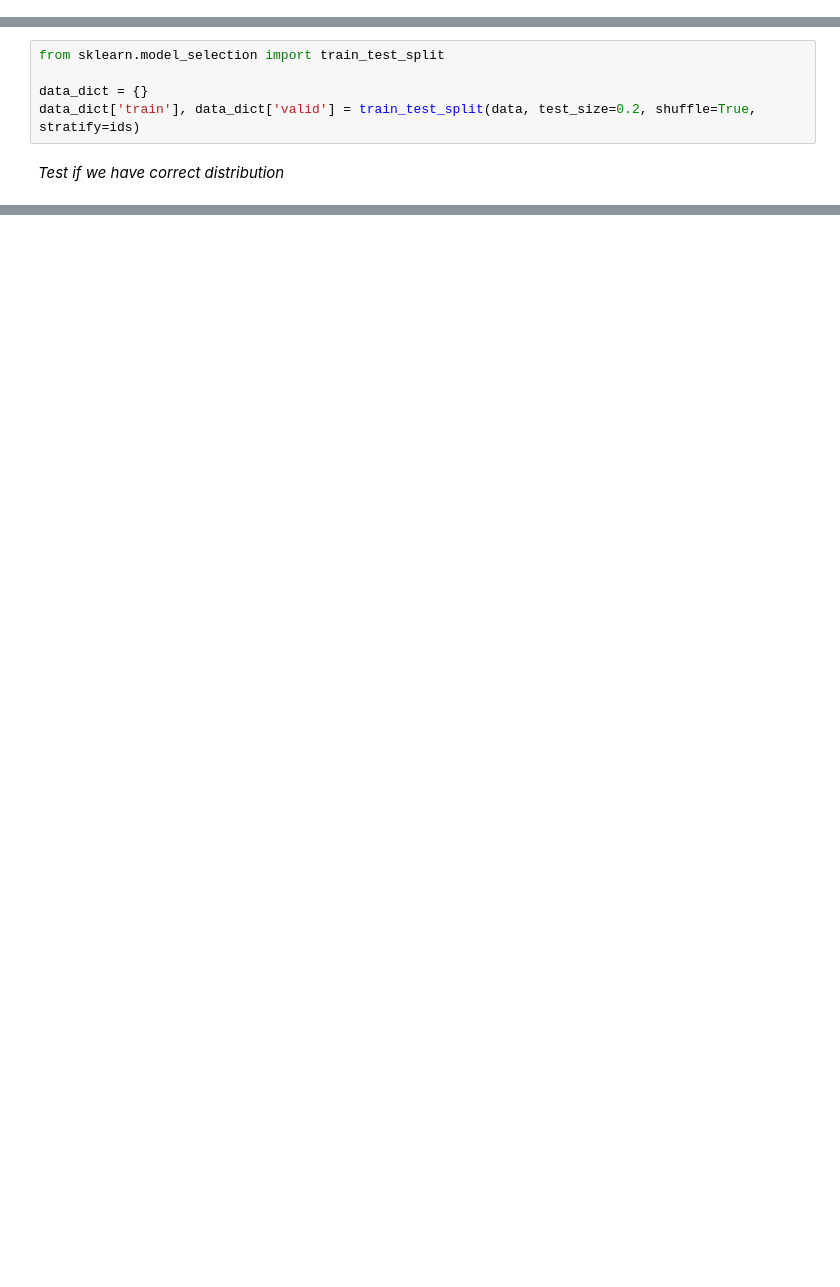
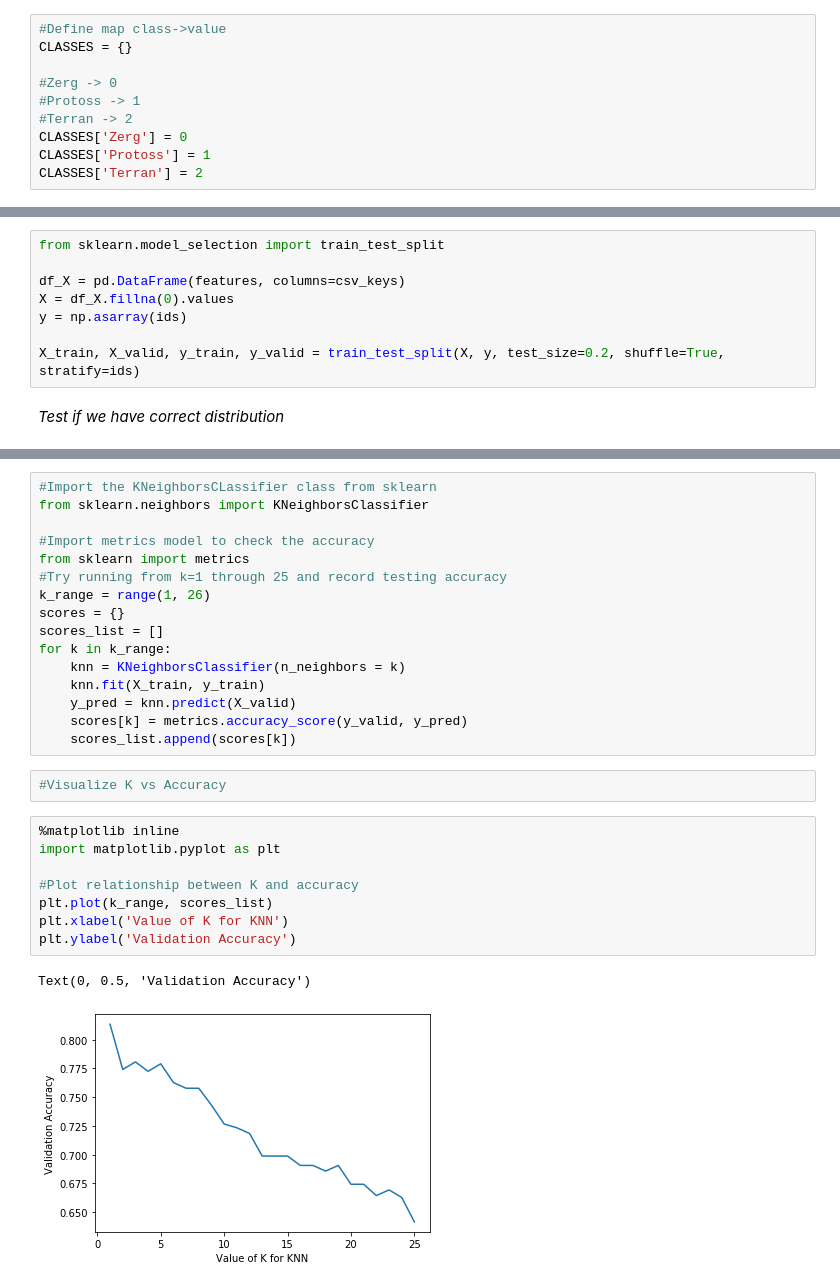
Before and after one commit to AguPereyra/StarcraftDataMiner, a Jupyter notebook: kernel/kernel2b1faccf2a.ipynb, the cells around one changed output, grey strips where cells are left out. Saved outputs shown, nothing was run; the diff lists cells and outputs as text; blank space fills up the shorter version.

```diff
--- a/kernel/kernel2b1faccf2a.ipynb
+++ b/kernel/kernel2b1faccf2a.ipynb
@@ -68,0 +80,10 @@ df.head().fillna(0)
+# %%
+#Define map class->value
+CLASSES = {}
+
+#Zerg -> 0
+#Protoss -> 1
+#Terran -> 2
+CLASSES['Zerg'] = 0
+CLASSES['Protoss'] = 1
+CLASSES['Terran'] = 2
@@ -69,7 +114,10 @@ df.head().fillna(0)
 # %%
 from sklearn.model_selection import train_test_split
 
-data_dict = {}
-data_dict['train'], data_dict['valid'] = train_test_split(data, test_size=0.2, shuffle=True, stratify=ids)
+df_X = pd.DataFrame(features, columns=csv_keys)
+X = df_X.fillna(0).values
+y = np.asarray(ids)
+
+X_train, X_valid, y_train, y_valid = train_test_split(X, y, test_size=0.2, shuffle=True, stratify=ids)
 # %% [markdown]
 *Test if we have correct distribution*
@@ -93,0 +138,29 @@ print(counter)
+# %%
+#Import the KNeighborsCLassifier class from sklearn
+from sklearn.neighbors import KNeighborsClassifier
+
+#Import metrics model to check the accuracy
+from sklearn import metrics
+#Try running from k=1 through 25 and record testing accuracy
+k_range = range(1, 26)
+scores = {}
+scores_list = []
+for k in k_range:
+    knn = KNeighborsClassifier(n_neighbors = k)
+    knn.fit(X_train, y_train)
+    y_pred = knn.predict(X_valid)
+    scores[k] = metrics.accuracy_score(y_valid, y_pred)
+    scores_list.append(scores[k])
+# %%
+#Visualize K vs Accuracy
+# %%
+%matplotlib inline
+import matplotlib.pyplot as plt
+
+#Plot relationship between K and accuracy
+plt.plot(k_range, scores_list)
+plt.xlabel('Value of K for KNN')
+plt.ylabel('Validation Accuracy')
+# %% [output]
+Text(0, 0.5, 'Validation Accuracy')
+[figure, added]
```
Also changed, not shown: parts of 13 cells of this notebook.
